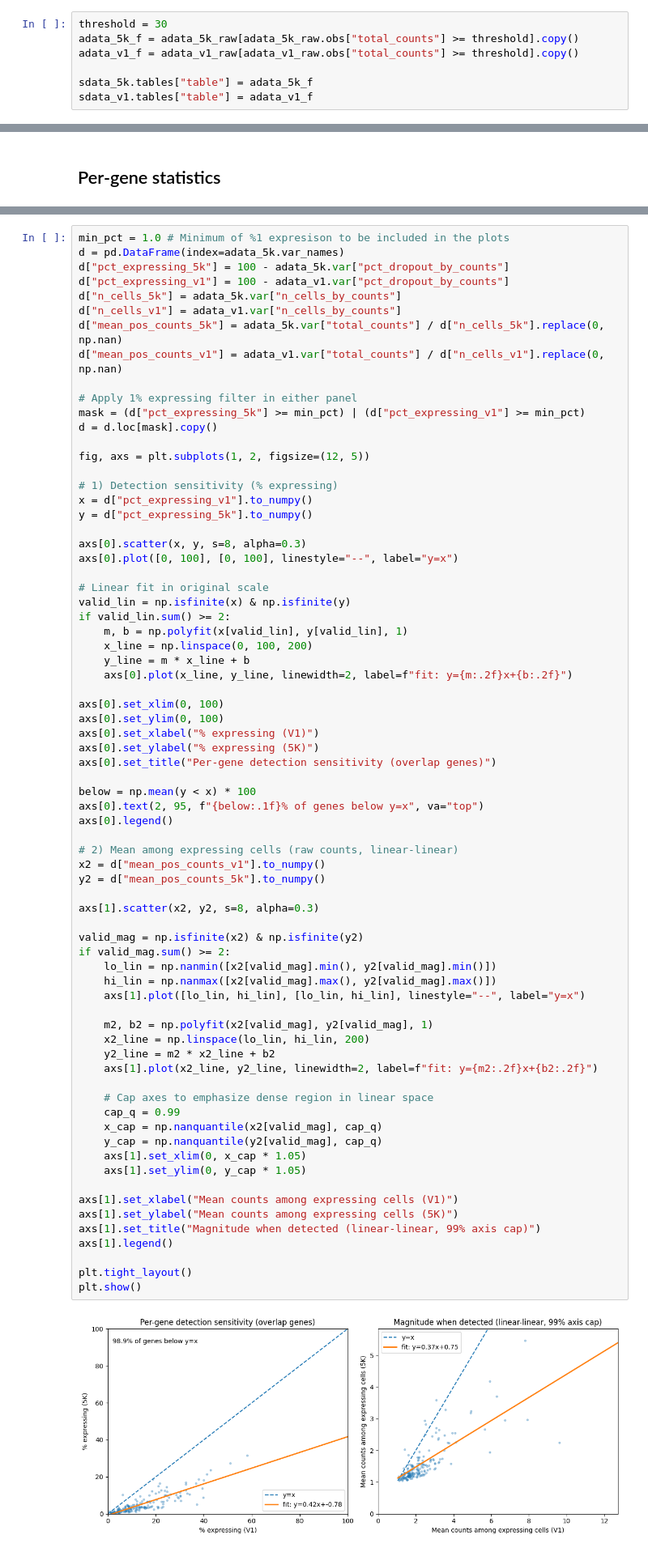
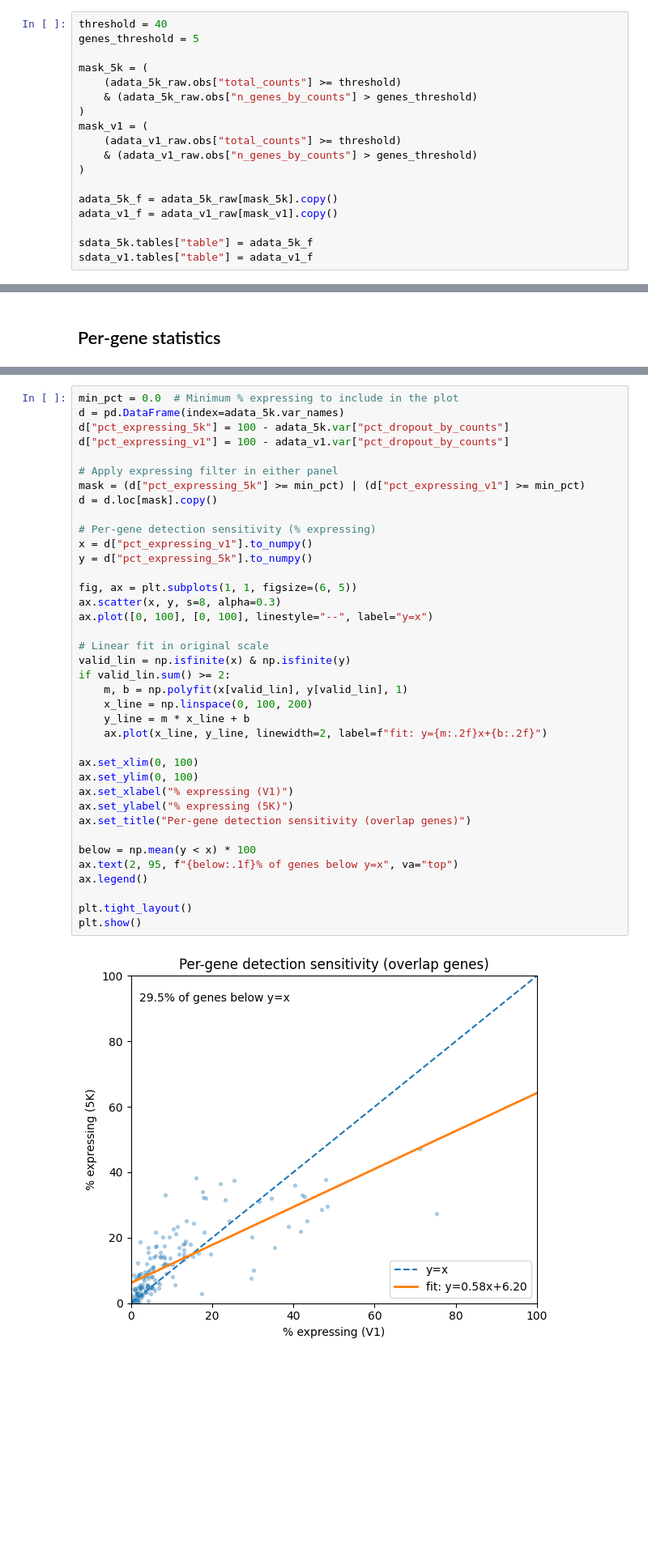
Before and after one commit to niekparidaens/BEP, a Jupyter notebook: Gene comparison spatialdata.ipynb, the cells around one changed output, grey strips where cells are left out. Shown at 81% size. Drawn from its saved outputs; the diff is of its cells as text; blank space fills up the shorter version.

```diff
--- a/Gene comparison spatialdata.ipynb
+++ b/Gene comparison spatialdata.ipynb
@@ -209,9 +151,20 @@ adata_5k.obs
     - What's nice is that these transcripts are automatically already not included in the table for the cells, so we don't have to change anything about total_counts etc.
     - The qv column in Xenium’s transcript table is a Phred-scaled “Q-Score” that represents confidence in each decoded transcript call. Conceptually, it’s a rescaling of an estimated error probability: higher qv means higher probability that the transcript identity/call is correct
 # %%
-threshold = 30
-adata_5k_f = adata_5k_raw[adata_5k_raw.obs["total_counts"] >= threshold].copy()
-adata_v1_f = adata_v1_raw[adata_v1_raw.obs["total_counts"] >= threshold].copy()
+threshold = 40
+genes_threshold = 5
+
+mask_5k = (
+    (adata_5k_raw.obs["total_counts"] >= threshold)
+    & (adata_5k_raw.obs["n_genes_by_counts"] > genes_threshold)
+)
+mask_v1 = (
+    (adata_v1_raw.obs["total_counts"] >= threshold)
+    & (adata_v1_raw.obs["n_genes_by_counts"] > genes_threshold)
+)
+
+adata_5k_f = adata_5k_raw[mask_5k].copy()
+adata_v1_f = adata_v1_raw[mask_v1].copy()
 
 sdata_5k.tables["table"] = adata_5k_f
 sdata_v1.tables["table"] = adata_v1_f
@@ -650,74 +692,40 @@ Each point is one overlap gene after applying the ≥1% expressing-in-either-pan
 # %%
-min_pct = 1.0 # Minimum of %1 expresison to be included in the plots
+min_pct = 0.0  # Minimum % expressing to include in the plot
 d = pd.DataFrame(index=adata_5k.var_names)
 d["pct_expressing_5k"] = 100 - adata_5k.var["pct_dropout_by_counts"]
 d["pct_expressing_v1"] = 100 - adata_v1.var["pct_dropout_by_counts"]
-d["n_cells_5k"] = adata_5k.var["n_cells_by_counts"]
-d["n_cells_v1"] = adata_v1.var["n_cells_by_counts"]
-d["mean_pos_counts_5k"] = adata_5k.var["total_counts"] / d["n_cells_5k"].replace(0, np.nan)
-d["mean_pos_counts_v1"] = adata_v1.var["total_counts"] / d["n_cells_v1"].replace(0, np.nan)
 
-# Apply 1% expressing filter in either panel
+# Apply expressing filter in either panel
 mask = (d["pct_expressing_5k"] >= min_pct) | (d["pct_expressing_v1"] >= min_pct)
 d = d.loc[mask].copy()
 
-fig, axs = plt.subplots(1, 2, figsize=(12, 5))
-
-# 1) Detection sensitivity (% expressing)
+# Per-gene detection sensitivity (% expressing)
 x = d["pct_expressing_v1"].to_numpy()
 y = d["pct_expressing_5k"].to_numpy()
 
-axs[0].scatter(x, y, s=8, alpha=0.3)
-axs[0].plot([0, 100], [0, 100], linestyle="--", label="y=x")
+fig, ax = plt.subplots(1, 1, figsize=(6, 5))
+ax.scatter(x, y, s=8, alpha=0.3)
+ax.plot([0, 100], [0, 100], linestyle="--", label="y=x")
 
 # Linear fit in original scale
 valid_lin = np.isfinite(x) & np.isfinite(y)
 if valid_lin.sum() >= 2:
     m, b = np.polyfit(x[valid_lin], y[valid_lin], 1)
     x_line = np.linspace(0, 100, 200)
     y_line = m * x_line + b
-    axs[0].plot(x_line, y_line, linewidth=2, label=f"fit: y={m:.2f}x+{b:.2f}")
+    ax.plot(x_line, y_line, linewidth=2, label=f"fit: y={m:.2f}x+{b:.2f}")
 
-axs[0].set_xlim(0, 100)
-axs[0].set_ylim(0, 100)
-axs[0].set_xlabel("% expressing (V1)")
-axs[0].set_ylabel("% expressing (5K)")
-axs[0].set_title("Per-gene detection sensitivity (overlap genes)")
+ax.set_xlim(0, 100)
+ax.set_ylim(0, 100)
+ax.set_xlabel("% expressing (V1)")
+ax.set_ylabel("% expressing (5K)")
+ax.set_title("Per-gene detection sensitivity (overlap genes)")
 
 below = np.mean(y < x) * 100
-axs[0].text(2, 95, f"{below:.1f}% of genes below y=x", va="top")
-axs[0].legend()
-
-# 2) Mean among expressing cells (raw counts, linear-linear)
-x2 = d["mean_pos_counts_v1"].to_numpy()
-y2 = d["mean_pos_counts_5k"].to_numpy()
-
-axs[1].scatter(x2, y2, s=8, alpha=0.3)
-
-valid_mag = np.isfinite(x2) & np.isfinite(y2)
-if valid_mag.sum() >= 2:
-    lo_lin = np.nanmin([x2[valid_mag].min(), y2[valid_mag].min()])
-    hi_lin = np.nanmax([x2[valid_mag].max(), y2[valid_mag].max()])
-    axs[1].plot([lo_lin, hi_lin], [lo_lin, hi_lin], linestyle="--", label="y=x")
-
-    m2, b2 = np.polyfit(x2[valid_mag], y2[valid_mag], 1)
-    x2_line = np.linspace(lo_lin, hi_lin, 200)
-    y2_line = m2 * x2_line + b2
-    axs[1].plot(x2_line, y2_line, linewidth=2, label=f"fit: y={m2:.2f}x+{b2:.2f}")
-
-    # Cap axes to emphasize dense region in linear space
-    cap_q = 0.99
-    x_cap = np.nanquantile(x2[valid_mag], cap_q)
-    y_cap = np.nanquantile(y2[valid_mag], cap_q)
-    axs[1].set_xlim(0, x_cap * 1.05)
-    axs[1].set_ylim(0, y_cap * 1.05)
-
-axs[1].set_xlabel("Mean counts among expressing cells (V1)")
-axs[1].set_ylabel("Mean counts among expressing cells (5K)")
-axs[1].set_title("Magnitude when detected (linear-linear, 99% axis cap)")
-axs[1].legend()
+ax.text(2, 95, f"{below:.1f}% of genes below y=x", va="top")
+ax.legend()
 
 plt.tight_layout()
 plt.show()
 # %% [output]
-[figure, old version]
+[figure, new version]
```
Also changed, not shown: parts of 49 cells of this notebook, 4 other files.
